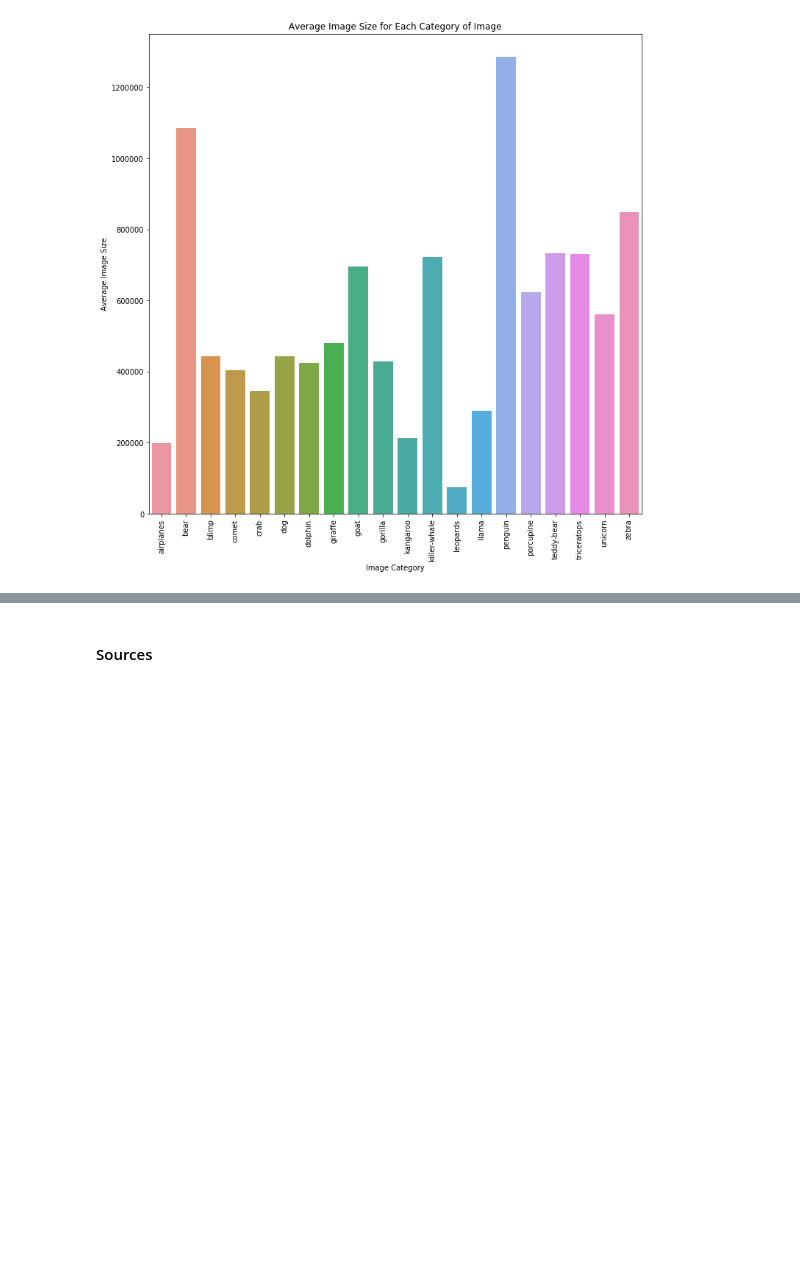
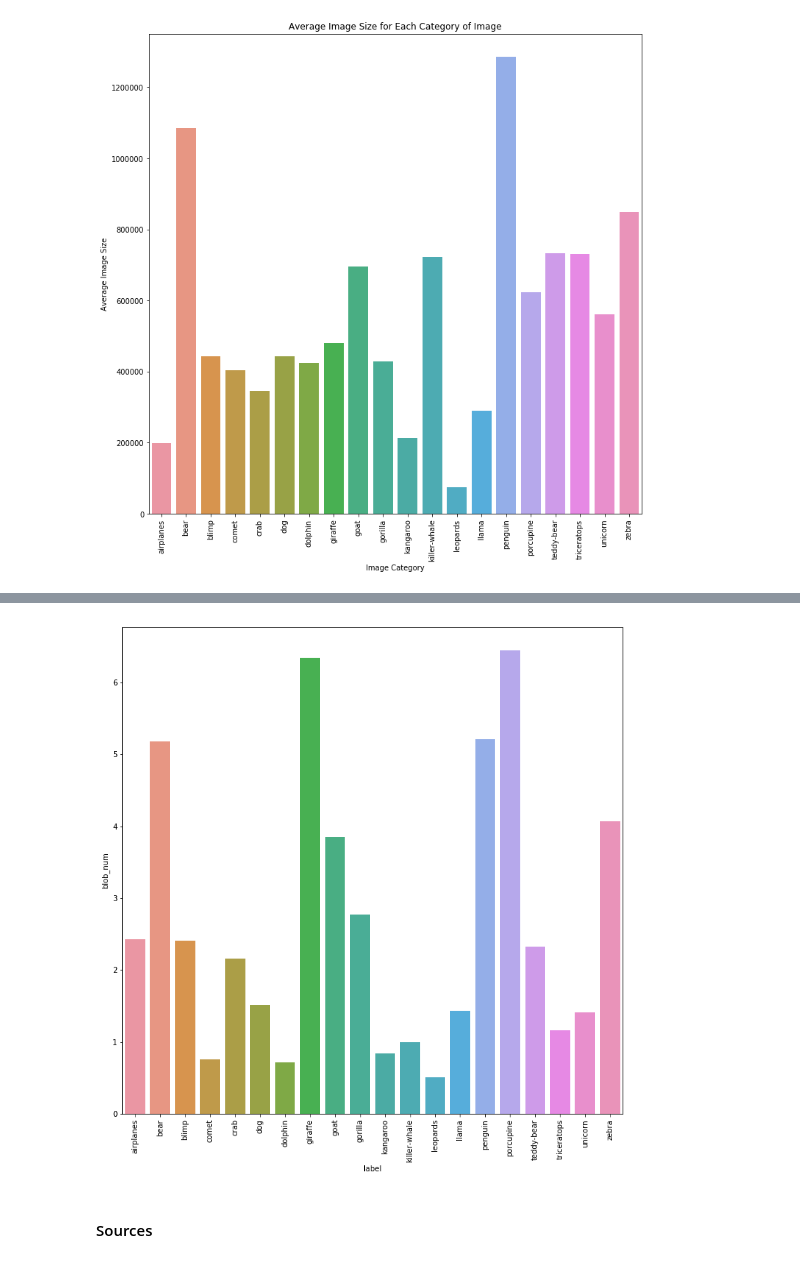
Before and after one commit to chriscorrea14/ds100_final_proj, a Jupyter notebook: GradProject_NB2.ipynb, the cells around one changed output, grey strips where cells are left out. Cells and saved outputs as stored; diff of their text form; code cells hidden in the pictures; blank space fills up the shorter version.

```diff
--- a/GradProject_NB2.ipynb
+++ b/GradProject_NB2.ipynb
@@ -287,3 +329,10 @@ plt.xticks(np.arange(0,20), categories, rotation=90);
+# %%
+plt.figure(figsize=[12,12])
+sns.barplot(x=eda_data.groupby(['label']).mean().reset_index()['label'],
+            y=eda_data.groupby(['label']).mean()['blob_num'])
+plt.xticks(np.arange(0,20), categories, rotation=90);
+# %% [output]
+[figure, added]
 # %% [markdown]
 <h4> Sources </h4>
 # %% [markdown]
```
Also changed, not shown: parts of 8 cells of this notebook, 2 other files.
